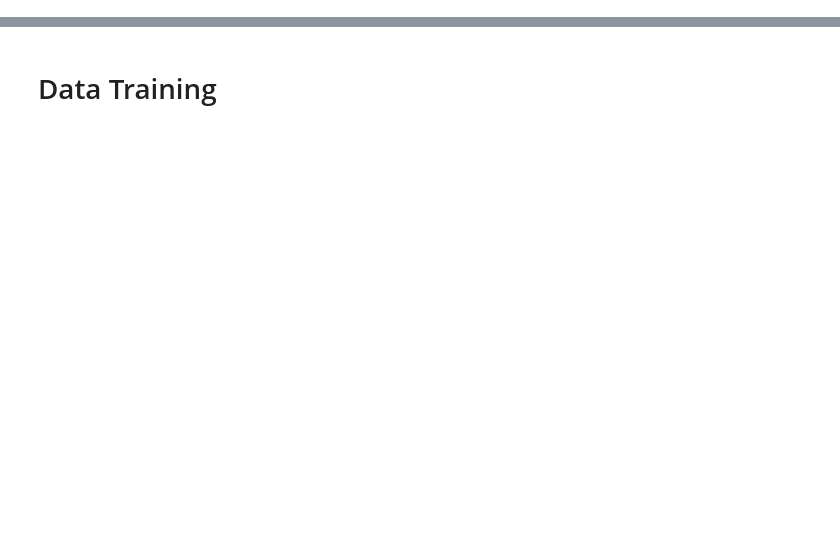
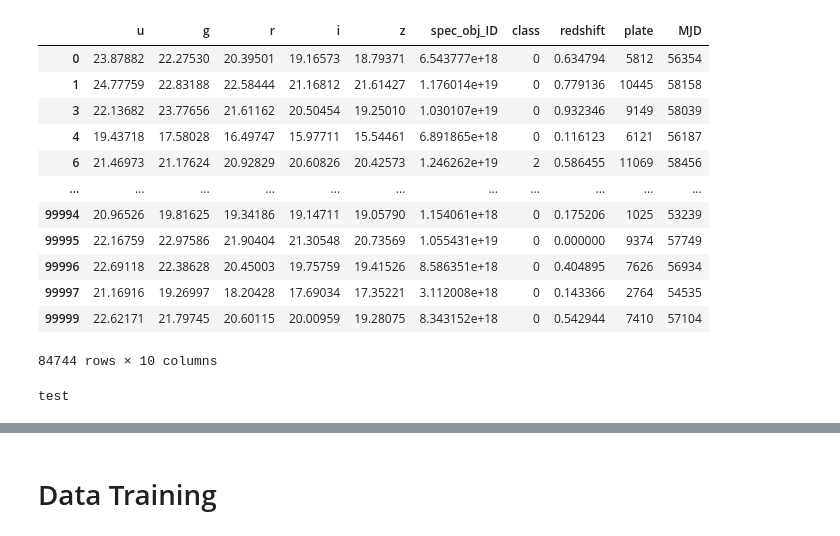
Before and after one commit to naghambarari/Twitter_Emotion_Classification, a Jupyter notebook: classification/Dara-test.ipynb, the cells around one changed output, grey strips where cells are left out. Saved outputs shown, nothing was run; the diff lists cells and outputs as text; code cells hidden in the pictures; blank space fills up the shorter version.

```diff
--- a/classification/Dara-test.ipynb
+++ b/classification/Dara-test.ipynb
@@ -17,0 +193,27 @@ NameError: name 'data' is not defined
+# %%
+from sklearn.preprocessing import StandardScaler
+scaler = StandardScaler()
+scaler.fit(x)
+x = scaler.transform(x)
+# %%
+from sklearn.model_selection import train_test_split
+x_train, x_test, y_train, y_test = train_test_split(x, y, test_size = 0.33, random_state = 42)
+data
+# %% [output]
+|  | u | g | r | i | z | spec_obj_ID | class | redshift | plate | MJD |
+| 0 | 23.87882 | 22.27530 | 20.39501 | 19.16573 | 18.79371 | 6.543777e+18 | 0 | 0.634794 | 5812 | 56354 |
+| 1 | 24.77759 | 22.83188 | 22.58444 | 21.16812 | 21.61427 | 1.176014e+19 | 0 | 0.779136 | 10445 | 58158 |
+| 3 | 22.13682 | 23.77656 | 21.61162 | 20.50454 | 19.25010 | 1.030107e+19 | 0 | 0.932346 | 9149 | 58039 |
+| 4 | 19.43718 | 17.58028 | 16.49747 | 15.97711 | 15.54461 | 6.891865e+18 | 0 | 0.116123 | 6121 | 56187 |
+| 6 | 21.46973 | 21.17624 | 20.92829 | 20.60826 | 20.42573 | 1.246262e+19 | 2 | 0.586455 | 11069 | 58456 |
+| ... | ... | ... | ... | ... | ... | ... | ... | ... | ... | ... |
+| 99994 | 20.96526 | 19.81625 | 19.34186 | 19.14711 | 19.05790 | 1.154061e+18 | 0 | 0.175206 | 1025 | 53239 |
+| 99995 | 22.16759 | 22.97586 | 21.90404 | 21.30548 | 20.73569 | 1.055431e+19 | 0 | 0.000000 | 9374 | 57749 |
+| 99996 | 22.69118 | 22.38628 | 20.45003 | 19.75759 | 19.41526 | 8.586351e+18 | 0 | 0.404895 | 7626 | 56934 |
+| 99997 | 21.16916 | 19.26997 | 18.20428 | 17.69034 | 17.35221 | 3.112008e+18 | 0 | 0.143366 | 2764 | 54535 |
+| 99999 | 22.62171 | 21.79745 | 20.60115 | 20.00959 | 19.28075 | 8.343152e+18 | 0 | 0.542944 | 7410 | 57104 |
+84744 rows × 10 columns
+# %%
+print("test")
+# %% [output]
+test
```
Also changed, not shown: parts of 30 cells of this notebook.
